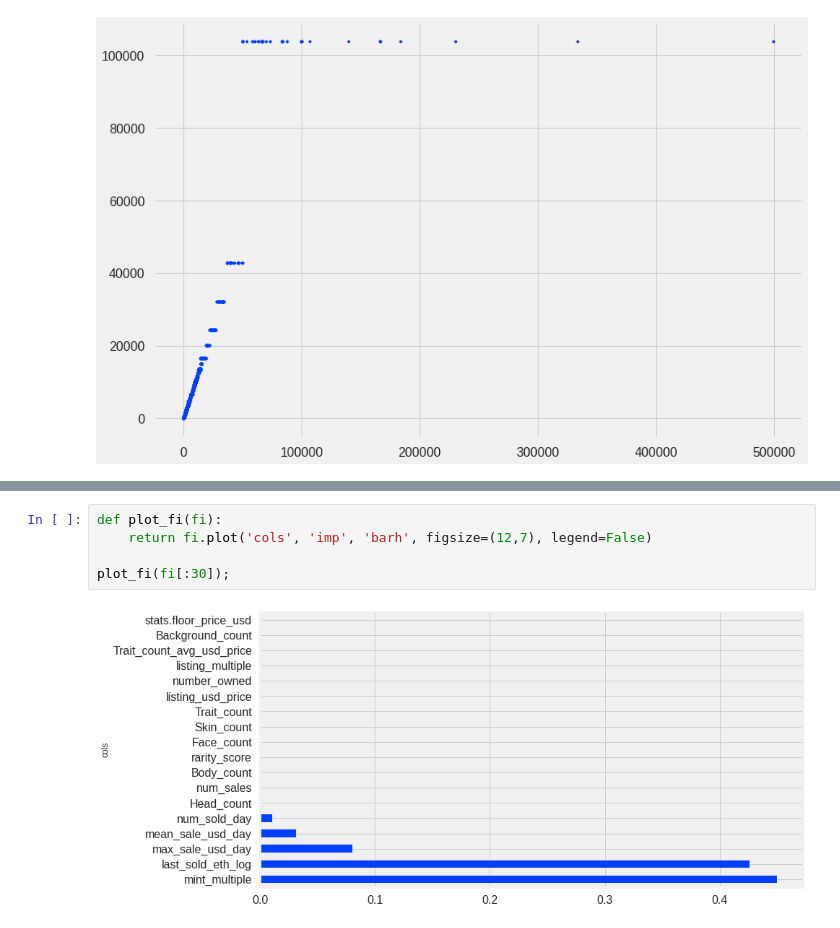
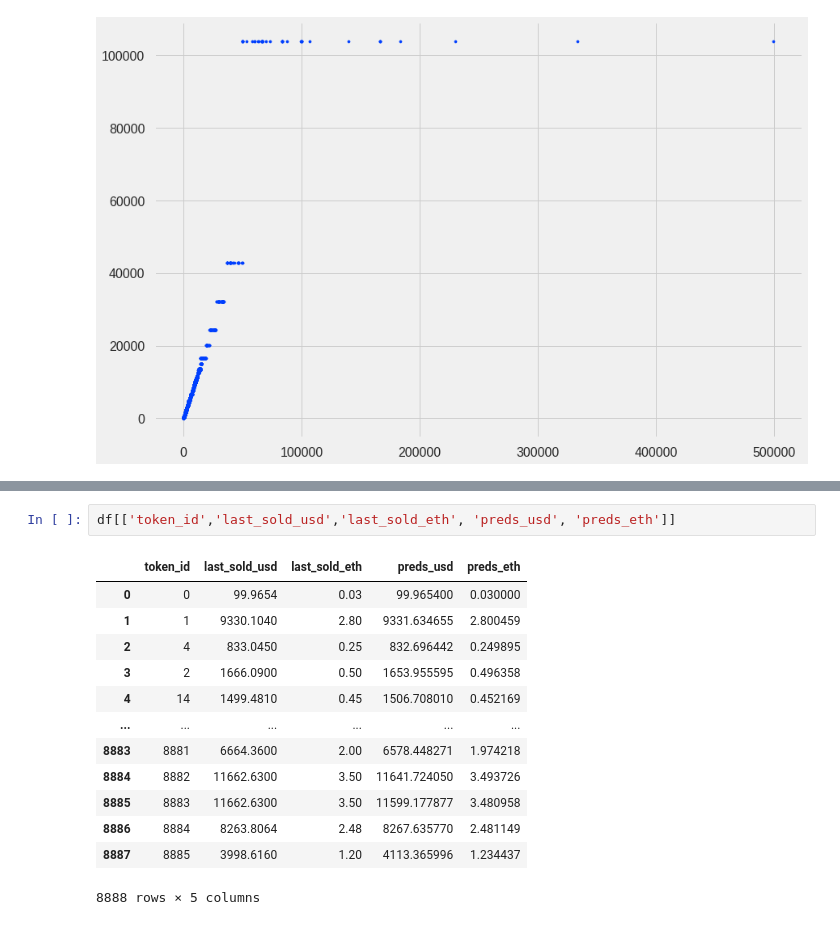
Before and after one commit to dqniellew1/NFT_pricing_model, a Jupyter notebook: Penguins_data_&_model.ipynb, the cells around one changed output, grey strips where cells are left out. Cells and saved outputs as stored; diff of their text form.

```diff
--- a/Penguins_data_&_model.ipynb
+++ b/Penguins_data_&_model.ipynb
@@ -333,7 +327,16 @@ fi[:10]
-# %%
-def plot_fi(fi):
-    return fi.plot('cols', 'imp', 'barh', figsize=(12,7), legend=False)
-
-plot_fi(fi[:30]);
-# %% [output]
-[figure, removed]
+# %%
+df[['token_id','last_sold_usd','last_sold_eth', 'preds_usd', 'preds_eth']]
+# %% [output]
+|  | token_id | last_sold_usd | last_sold_eth | preds_usd | preds_eth |
+| 0 | 0 | 99.9654 | 0.03 | 99.965400 | 0.030000 |
+| 1 | 1 | 9330.1040 | 2.80 | 9331.634655 | 2.800459 |
+| 2 | 4 | 833.0450 | 0.25 | 832.696442 | 0.249895 |
+| 3 | 2 | 1666.0900 | 0.50 | 1653.955595 | 0.496358 |
+| 4 | 14 | 1499.4810 | 0.45 | 1506.708010 | 0.452169 |
+| ... | ... | ... | ... | ... | ... |
+| 8883 | 8881 | 6664.3600 | 2.00 | 6578.448271 | 1.974218 |
+| 8884 | 8882 | 11662.6300 | 3.50 | 11641.724050 | 3.493726 |
+| 8885 | 8883 | 11662.6300 | 3.50 | 11599.177877 | 3.480958 |
+| 8886 | 8884 | 8263.8064 | 2.48 | 8267.635770 | 2.481149 |
+| 8887 | 8885 | 3998.6160 | 1.20 | 4113.365996 | 1.234437 |
+8888 rows × 5 columns
```
Also changed, not shown: parts of 15 cells of this notebook.
